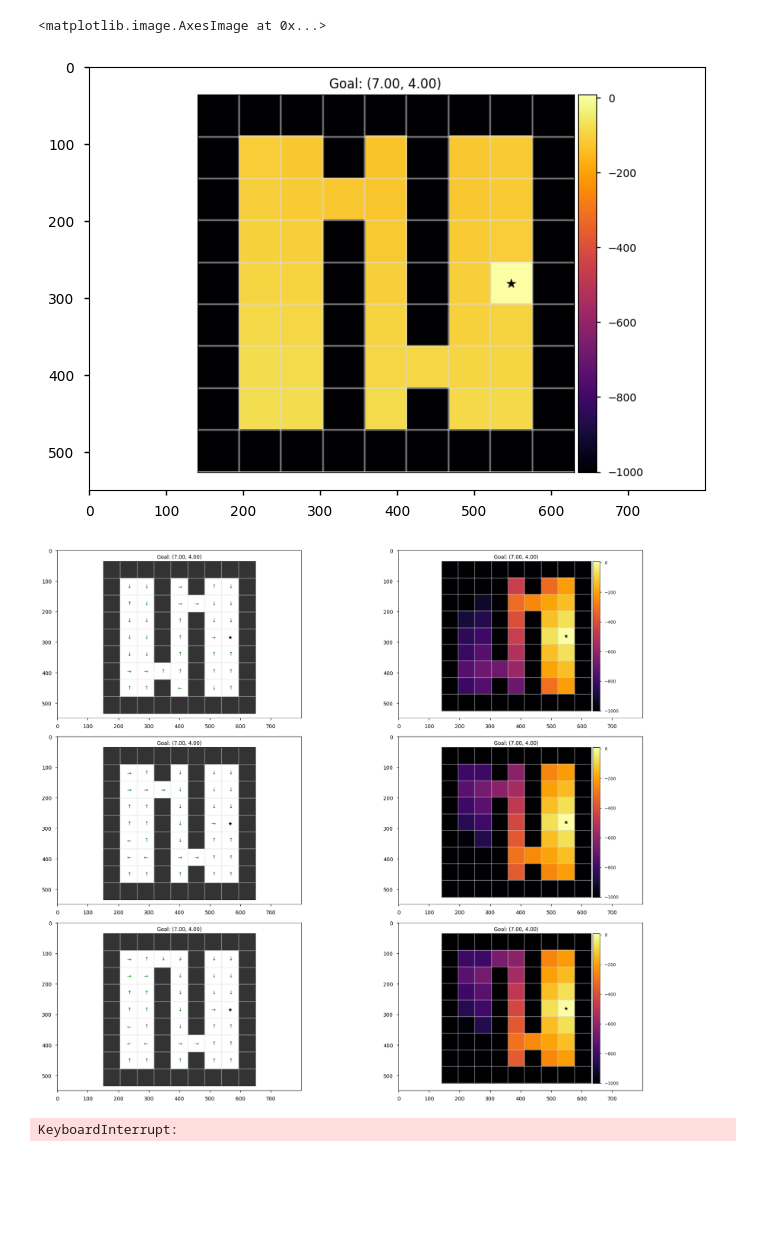
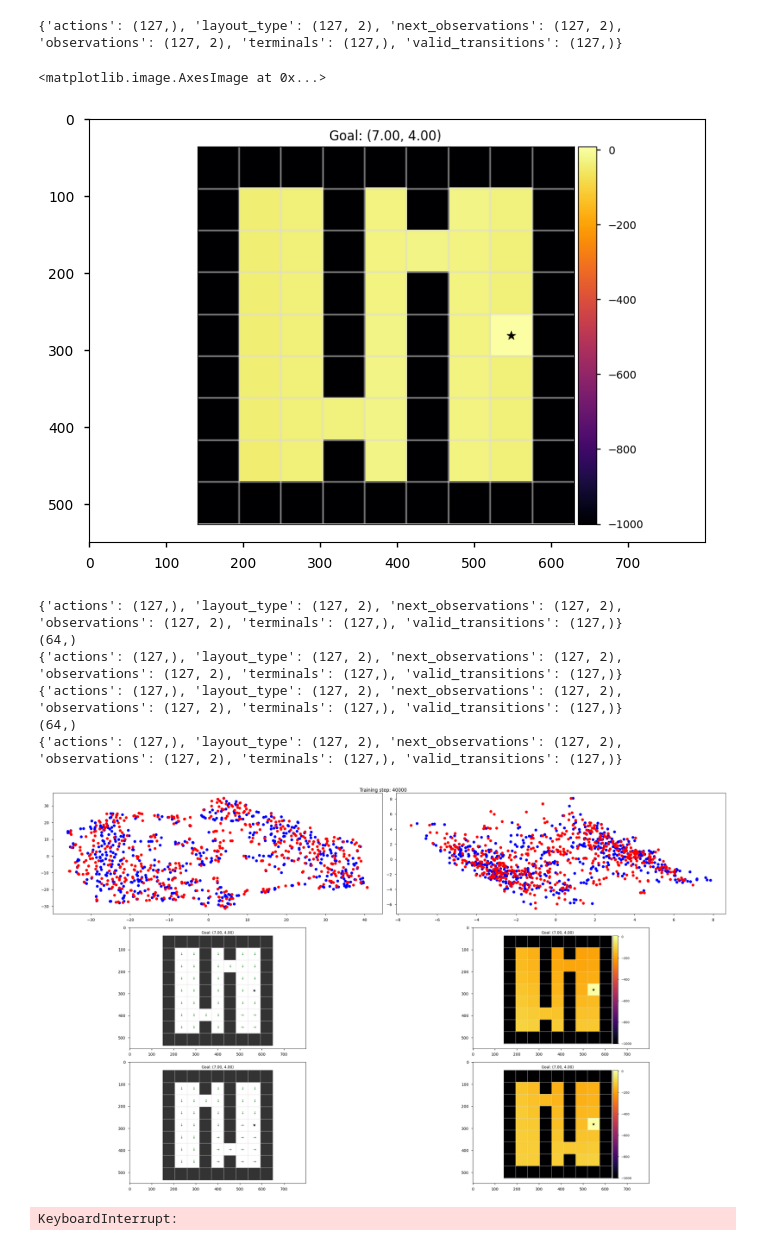
Before and after one commit to skylooop/BeliefConditionedFB, a Jupyter notebook: notebooks/in_context_gciql.ipynb, the cells around one changed output. Drawn from its saved outputs; the diff is of its cells as text; code cells hidden in the pictures; blank space fills up the shorter version.

Commit message:
added testing ant env for dyn embedding

```diff
--- a/notebooks/in_context_gciql.ipynb
+++ b/notebooks/in_context_gciql.ipynb
@@ -93,7 +93,7 @@ import functools
 from utils.datasets import Dataset, GCDataset
 
 with initialize(version_base=None, config_path="../configs/"):
-    iql_config = compose(config_name='entry.yaml', overrides=['experiment=gciql.yaml']) # gciql gciql_dynamics
+    iql_config = compose(config_name='entry.yaml', overrides=['experiment=gciql_dynamics.yaml']) # gciql gciql_dynamics
     iql_config = OmegaConf.to_container(iql_config, resolve=True)
     pprint(iql_config)
 
@@ -235,13 +221,14 @@ def visualize_policy_image(layout_type):
     obs, info = env.reset()
     goal = info.get("goal_pos", None)
     if iql_config['agent']['use_context']:
-        dataset_inference, env = random_exploration(env, num_episodes=1, layout_type=layout_type)
+        dataset_inference, env = random_exploration(env, num_episodes=1, layout_type=layout_type, num_mdp=NUM_TRAIN_LAYOUTS)
         print(jax.tree.map(lambda x: x.shape, dataset_inference))
-        dynamics_embedding, _ = iql_agent.network.select('dynamic_transformer')(dataset_inference['observations'][None], dataset_inference['actions'][None, :, None],
-                                                                                    dataset_inference['next_observations'][None],
-                                                                                     dataset_inference['valid_transitions'][None, :, None], train=False, return_embedding=True)
+        dynamics_embedding = iql_agent.network.select('dynamic_transformer')(dataset_inference['observations'][None], dataset_inference['actions'][None, :, None],
+                                                                                    dataset_inference['next_observations'][None], train=False, return_embedding=True)
         dynamics_embedding = dynamics_embedding.squeeze()
         print(dynamics_embedding.shape)
+        mdp_type=None
+
     example_batch = whole_dataset.sample(1)
     pred_policy_img = policy_image_grid(env, example_batch,
                                                     action_fn=partial(supply_rng(iql_agent.sample_actions, rng=jax.random.PRNGKey(np.random.randint(0, 2**32))),
@@ -307,31 +296,30 @@ def visualize_value_image(layout_type):
     obs, info = env.reset()
     goal = info.get("goal_pos", None)
     if iql_config['agent']['use_context']:
-        dataset_inference, env = random_exploration(env, num_episodes=1, layout_type=layout_type)
+        dataset_inference, env = random_exploration(env, num_episodes=1, layout_type=layout_type, num_mdp=NUM_TRAIN_LAYOUTS)
         print(jax.tree.map(lambda x: x.shape, dataset_inference))
-        dynamics_embedding, _ = iql_agent.network.select('dynamic_transformer')(dataset_inference['observations'][None], dataset_inference['actions'][None, :, None],
+        dynamics_embedding = iql_agent.network.select('dynamic_transformer')(dataset_inference['observations'][None], dataset_inference['actions'][None, :, None],
                                                                                     dataset_inference['next_observations'][None], dataset_inference['valid_transitions'][None, :, None],
                                                                                     train=False, return_embedding=True)
         dynamics_embedding = dynamics_embedding.squeeze()
+        mdp_type=None
 
     pred_value_img = value_image_fourrooms(env, example_batch,
                                 value_fn=partial(value_fn, iql_agent, mdp_type=mdp_type, dynamics_embedding=dynamics_embedding), action_fn=partial(supply_rng(iql_agent.sample_actions, rng=jax.random.PRNGKey(np.random.randint(0, 2**32))),
                                                                     goals=goal, mdp_type=mdp_type, temperature=0.0, dynamics_embedding=dynamics_embedding), goal=goal)
     return pred_value_img
 
-pred_value_img = visualize_value_image(1)
+pred_value_img = visualize_value_image(0)
 plt.imshow(pred_value_img)
 # %% [output]
-<matplotlib.image.AxesImage at 0x...>
+{'actions': (127,), 'layout_type': (127, 2), 'next_observations': (127, 2), 'observations': (127, 2), 'terminals': (127,), 'valid_transitions': (127,)}
+<matplotlib.image.AxesImage at 0x...>
-[figure, old version]
+[figure, new version]
 # %%
 from IPython.display import clear_output
 from sklearn.decomposition import PCA
 from sklearn.manifold import TSNE
 from matplotlib.colors import LinearSegmentedColormap
-
-def pos_to_state(pos):
-    return int(pos[0] * 9 + pos[1])
 
 pbar = tqdm(range(200_000))
 layout_embs = []
@@ -342,12 +330,9 @@ goal = info.get("goal_pos")
 
 # with jax.disable_jit():
 if iql_config['agent']['use_context']:
-    _, batch_context_test0, _ = gc_whole_dataset.sample(512, layout_type=0,
-                                                                            context_length=iql_config['agent']['context_len'])
-    _, batch_context_test1, _ = gc_whole_dataset.sample(512, layout_type=1,
-                                                                            context_length=iql_config['agent']['context_len'])
-    # # _, batch_context_test2, _ = gc_whole_dataset.sample(512, layout_type=2,
-    # #                                                                         context_length=iql_config['agent']['context_len'])
+    _, batch_context_test0, _ =  gc_whole_dataset.sample(512, layout_type=0, context_length=iql_config['agent']['context_len'])
+    _, batch_context_test1, _ = gc_whole_dataset.sample(512, layout_type=1, context_length=iql_config['agent']['context_len'])
+
     colors = ['blue'] * batch_context_test0['observations'].shape[0] + ['red'] * batch_context_test1['observations'].shape[0]
     test_embedding = jax.tree.map(lambda x, y: jnp.concatenate([x, y]), batch_context_test0, batch_context_test1)
 
@@ -360,17 +345,17 @@ for update_steps in pbar:
                                                             context_length=iql_config['agent']['context_len'])
         _, negative_context, _ = gc_whole_dataset.sample(iql_config['agent']['batch_size'], layout_type=(update_steps + 1) % NUM_TRAIN_LAYOUTS,
                                                             context_length=iql_config['agent']['context_len'])
-        iql_agent, update_info = iql_agent.update(batch, batch_context, train_context_embedding=False, negative_context=negative_context)
+        iql_agent, update_info = iql_agent.update(batch, batch_context, train_context_embedding=True, negative_context=negative_context)
 
     if update_steps % 5_000 == 0:
 
         clear_output()
         if iql_config['agent']['use_context']:
             fig, axs = plt.subplots(nrows=3, ncols=2, figsize=(25, 15))
-            dynamics_embedding, _ = iql_agent.network.select('dynamic_transformer')(test_embedding['observations'], test_embedding['actions'],
-                                                                                    test_embedding['next_observations'], test_embedding['valid_transitions'],
+            dynamics_embedding = iql_agent.network.select('dynamic_transformer')(test_embedding['traj_states'], test_embedding['traj_actions'],
+                                                                                    test_embedding['traj_next_states'],
                                                                                     train=False, return_embedding=True)
-            tsne = TSNE(random_state=42).fit_transform(dynamics_embedding)
+            tsne = TSNE(random_state=42, perplexity=30).fit_transform(dynamics_embedding)
             x, y = tsne[:, 0], tsne[:, 1]
             axs[0, 0].scatter(x, y, color=colors)
 
@@ -382,38 +367,44 @@ for update_steps in pbar:
             axs[1,0].imshow(pred_policy_img)
             pred_value_img = visualize_value_image(layout_type=0)
             axs[1, 1].imshow(pred_value_img)
 
             pred_policy_img = visualize_policy_image(layout_type=1)
             axs[2,0].imshow(pred_policy_img)
             pred_value_img = visualize_value_image(layout_type=1)
             axs[2, 1].imshow(pred_value_img)
         else:
             #fig, (ax1, ax2) = plt.subplots(nrows=1, ncols=2, figsize=(20, 10))
-            fig, axs = plt.subplots(nrows=3, ncols=2, figsize=(20, 15))
+            fig, axs = plt.subplots(nrows=2, ncols=2, figsize=(20, 15))
             pred_policy_img = visualize_policy_image(layout_type=0)
             axs[0, 0].imshow(pred_policy_img)
             pred_value_img = visualize_value_image(layout_type=0)
             axs[0, 1].imshow(pred_value_img)
 
             pred_policy_img = visualize_policy_image(layout_type=1)
             axs[1, 0].imshow(pred_policy_img)
             pred_value_img = visualize_value_image(layout_type=1)
             axs[1, 1].imshow(pred_value_img)
 
-            pred_policy_img = visualize_policy_image(layout_type=2)
-            axs[2, 0].imshow(pred_policy_img)
-            pred_value_img = visualize_value_image(layout_type=2)
-            axs[2, 1].imshow(pred_value_img)
+            # pred_policy_img = visualize_policy_image(layout_type=2)
+            # axs[2, 0].imshow(pred_policy_img)
+            # pred_value_img = visualize_value_image(layout_type=2)
+            # axs[2, 1].imshow(pred_value_img)
 
+        fig.suptitle(f"Training step: {update_steps}")
         plt.tight_layout()
         display(fig)
         plt.close(fig)
-        fig.suptitle(f"Training step: {update_steps}")
 
     # if update_steps % 1_000 == 0:
     #     pbar.set_postfix({"critic_loss": update_info['critic/critic_loss'],
     #                       "value_loss": update_info['value/value_loss'],
     #                       "actor_loss": update_info['actor/actor_loss']})
 # %% [output]
+{'actions': (127,), 'layout_type': (127, 2), 'next_observations': (127, 2), 'observations': (127, 2), 'terminals': (127,), 'valid_transitions': (127,)}
+(64,)
+{'actions': (127,), 'layout_type': (127, 2), 'next_observations': (127, 2), 'observations': (127, 2), 'terminals': (127,), 'valid_transitions': (127,)}
+{'actions': (127,), 'layout_type': (127, 2), 'next_observations': (127, 2), 'observations': (127, 2), 'terminals': (127,), 'valid_transitions': (127,)}
+(64,)
+{'actions': (127,), 'layout_type': (127, 2), 'next_observations': (127, 2), 'observations': (127, 2), 'terminals': (127,), 'valid_transitions': (127,)}
-[figure, old version]
+[figure, new version]
-KeyboardInterrupt:
+KeyboardInterrupt:
```
Also changed, not shown: parts of 9 cells of this notebook, 22 other files.
